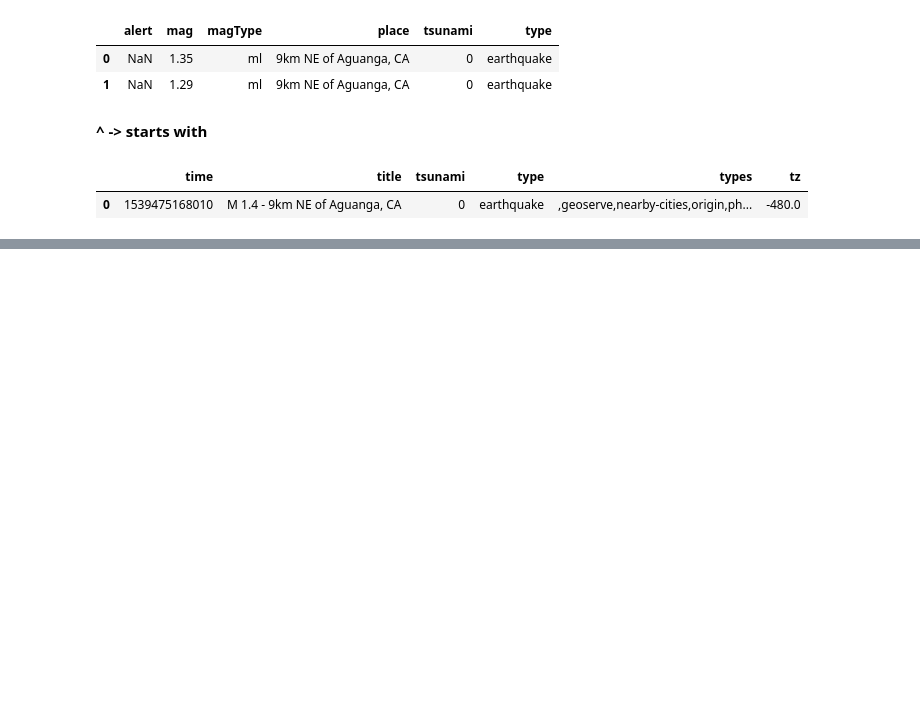
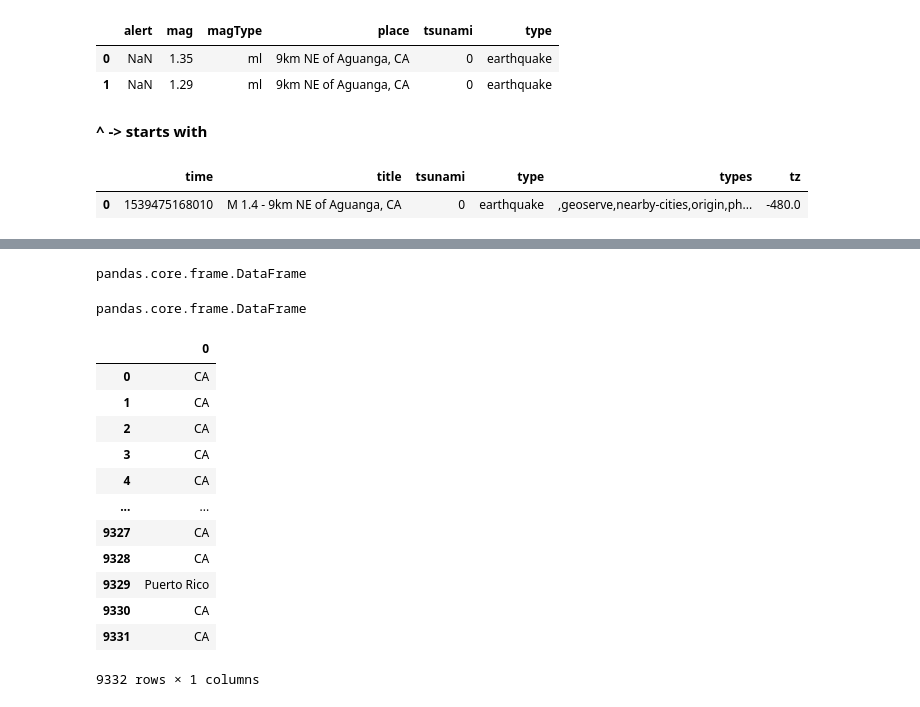
Before and after one commit to nadia-paz/ds-learning, a Jupyter notebook: earthquakes.ipynb, the cells around one changed output, grey strips where cells are left out. Cells and saved outputs as stored; diff of their text form; code cells hidden in the pictures; blank space fills up the shorter version.

```diff
--- a/earthquakes.ipynb
+++ b/earthquakes.ipynb
@@ -316,3 +316,5 @@ eq.filter(regex=r'^t').head(1)
 # %% [output]
 |  | time | title | tsunami | type | types | tz |
 | 0 | 1539475168010 | M 1.4 - 9km NE of Aguanga, CA | 0 | earthquake | ,geoserve,nearby-cities,origin,ph... | -480.0 |
+# %%
+df = eq.loc[:, ['time', 'title', 'place', 'magType', 'mag', 'alert', 'tsunami']].copy()
@@ -318,0 +346,24 @@ eq.filter(regex=r'^t').head(1)
+# %%
+type(df.place.str.extract(r', (.*$)'))
+# %% [output]
+pandas.core.frame.DataFrame
+# %%
+type(df.place.str.extract(r', (.*$)'))
+# %% [output]
+pandas.core.frame.DataFrame
+# %%
+df.place.str.extract(r', (.*$)') # DataFrame
+# %% [output]
+|  | 0 |
+| 0 | CA |
+| 1 | CA |
+| 2 | CA |
+| 3 | CA |
+| 4 | CA |
+| ... | ... |
+| 9327 | CA |
+| 9328 | CA |
+| 9329 | Puerto Rico |
+| 9330 | CA |
+| 9331 | CA |
+9332 rows × 1 columns
```
Also changed, not shown: parts of 5 cells of this notebook.
